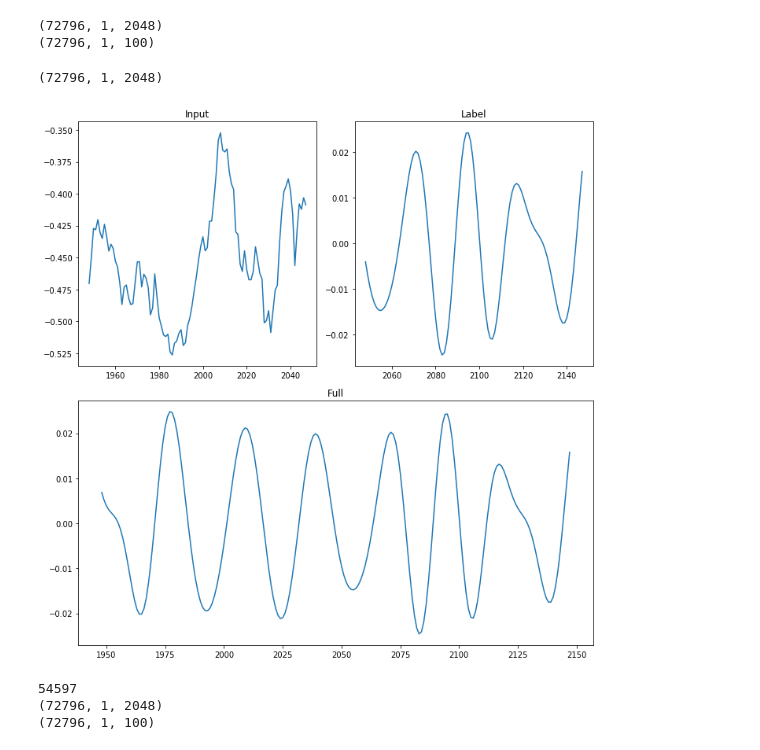
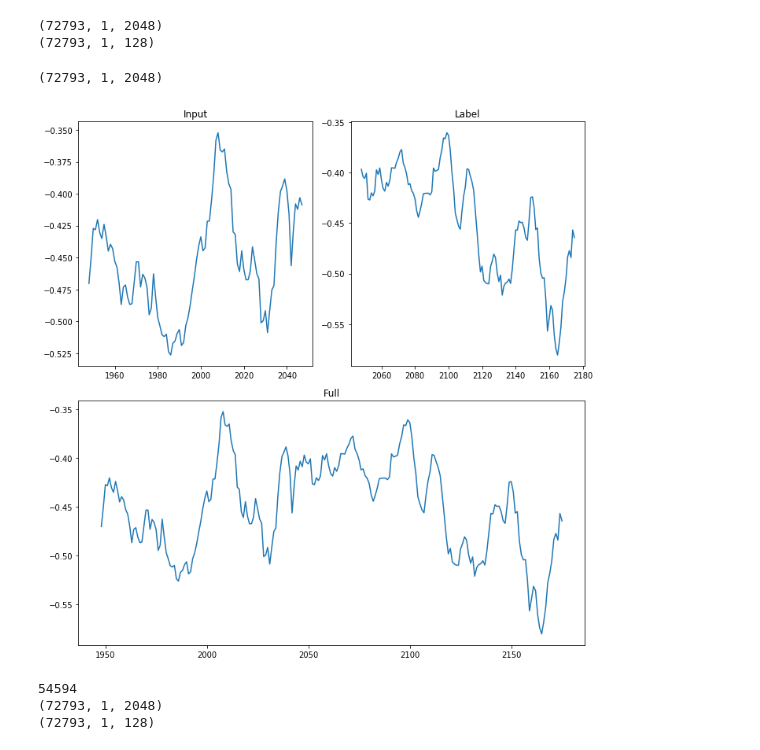
Before and after one commit to MJC598/Neuron_Burst_Analysis, a Jupyter notebook: causal_vs_noncausal_filtering.ipynb, the cells around one changed output. Saved outputs shown, nothing was run; the diff lists cells and outputs as text; code cells hidden in the pictures.

```diff
--- a/causal_vs_noncausal_filtering.ipynb
+++ b/causal_vs_noncausal_filtering.ipynb
@@ -92,38 +92,38 @@ def get_invivo(filter: str = 'decomposition', freq_band: np.ndarray = np.array([
 # data, labels = get_sin()
 
 frequency_band = np.array([30,55])
-data, labels, full = get_invivo(filter='non-causal', freq_band=frequency_band, dt=200)
+data, labels, full = get_invivo(filter='raw', freq_band=frequency_band, dt=200)
 # %% [output]
-(72796, 1, 2048)
-(72796, 1, 100)
+(72793, 1, 2048)
+(72793, 1, 128)
 # %%
 %matplotlib inline
 import matplotlib.pyplot as plt
 from matplotlib.gridspec import GridSpec
 
 print(data.shape)
 
 fig = plt.figure(figsize=(10,10))
 gs = GridSpec(2,2)
 
 ax1 = fig.add_subplot(gs[0,0])
 ax2 = fig.add_subplot(gs[0,1])
 ax3 = fig.add_subplot(gs[1,:])
 
 ax1.plot(np.arange(1948,2048,1), data[0,0,1948:2048])
 ax1.set_title('Input')
 
-ax2.plot(np.arange(2048, 2148, 1), labels[0,0,:])
+ax2.plot(np.arange(2048, 2176, 1), labels[0,0,:])
 ax2.set_title('Label')
 
-ax3.plot(np.arange(1948, 2148, 1), full[0,0,1948:])
+ax3.plot(np.arange(1948, 2176, 1), full[0,0,1948:])
 ax3.set_title('Full')
 
 plt.tight_layout()
 plt.show()
 # %% [output]
-(72796, 1, 2048)
+(72793, 1, 2048)
-[figure, old version]
+[figure, new version]
 # %%
 import torch
 from torch.utils.data import TensorDataset, DataLoader
@@ -139,9 +139,9 @@ print(labels.shape)
 train_data = DataLoader(TensorDataset(torch.Tensor(data[:split_idx, :, :]), torch.Tensor(labels[:split_idx, :, :])), batch_size=batch_size, shuffle=True)
 valid_data = DataLoader(TensorDataset(torch.Tensor(data[split_idx:, :, :]), torch.Tensor(labels[split_idx:, :, :])), batch_size=batch_size, shuffle=False)
 # %% [output]
-54597
-(72796, 1, 2048)
-(72796, 1, 100)
+54594
+(72793, 1, 2048)
+(72793, 1, 128)
 # %%
 import torch.nn as nn
 from tqdm.notebook import tqdm
```
Also changed, not shown: parts of 5 cells of this notebook, 3 other files.
